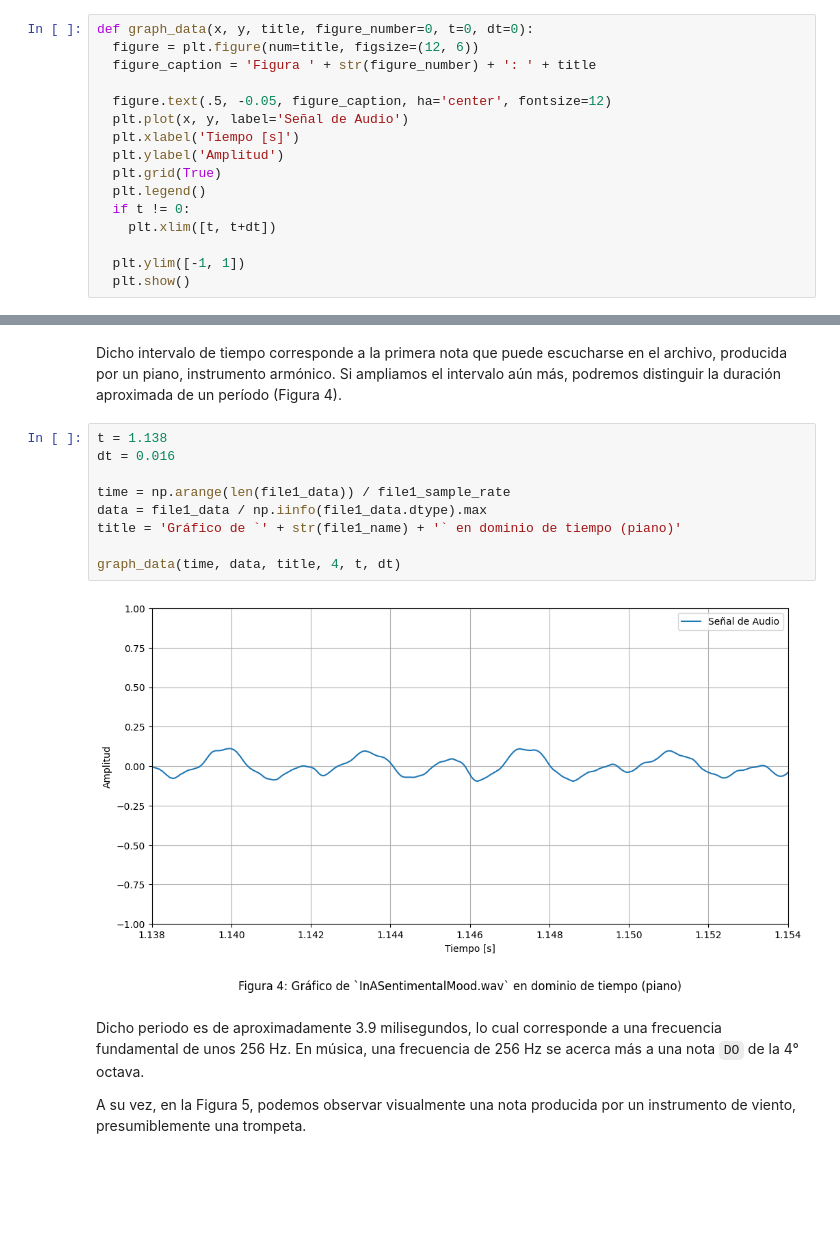
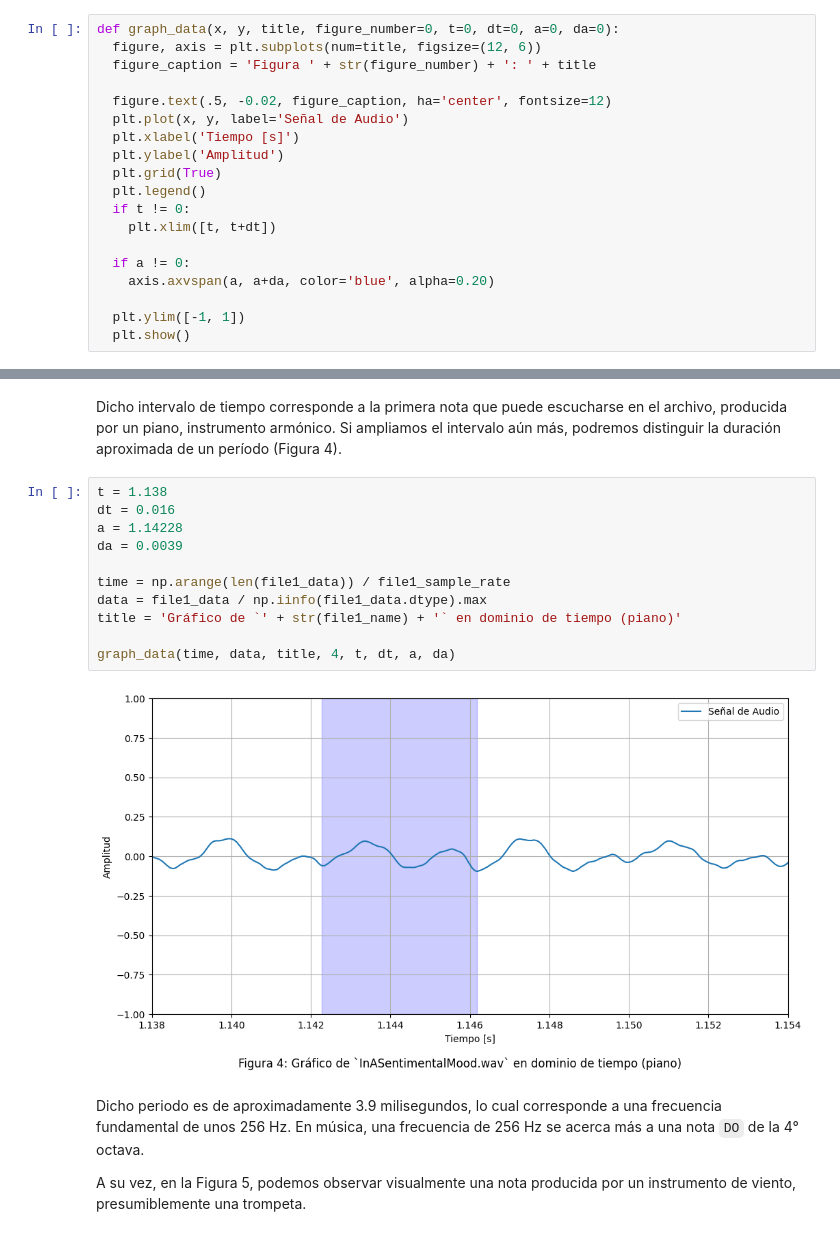
Before and after one commit to mjkloeckner/TB065, a Jupyter notebook: primera_parte/tpe_primera_parte.ipynb, the cells around one changed output, grey strips where cells are left out. Cells and saved outputs as stored; diff of their text form; blank space fills up the shorter version.

Commit message:
Add `axvspan` support to `graph_plot` function

```diff
--- a/primera_parte/tpe_primera_parte.ipynb
+++ b/primera_parte/tpe_primera_parte.ipynb
@@ -48,11 +48,11 @@ file1_sample_rate, file1_data = wavfile.read(file1_name)
 # %% [markdown]
 Para graficar los datos obtenidos resulta conveniente definir la función `graph_data`, la cual utiliza métodos de la libreria pyplot para generar los gráficos pedidos.
 # %%
-def graph_data(x, y, title, figure_number=0, t=0, dt=0):
-  figure = plt.figure(num=title, figsize=(12, 6))
+def graph_data(x, y, title, figure_number=0, t=0, dt=0, a=0, da=0):
+  figure, axis = plt.subplots(num=title, figsize=(12, 6))
   figure_caption = 'Figura ' + str(figure_number) + ': ' + title
 
-  figure.text(.5, -0.05, figure_caption, ha='center', fontsize=12)
+  figure.text(.5, -0.02, figure_caption, ha='center', fontsize=12)
   plt.plot(x, y, label='Señal de Audio')
   plt.xlabel('Tiempo [s]')
   plt.ylabel('Amplitud')
@@ -61,6 +61,9 @@ def graph_data(x, y, title, figure_number=0, t=0, dt=0):
   if t != 0:
     plt.xlim([t, t+dt])
 
+  if a != 0:
+    axis.axvspan(a, a+da, color='blue', alpha=0.20)
+
   plt.ylim([-1, 1])
   plt.show()
 # %% [markdown]
@@ -121,14 +124,16 @@ Dicho intervalo de tiempo corresponde a la primera nota que puede escucharse en
 # %%
 t = 1.138
 dt = 0.016
+a = 1.14228
+da = 0.0039
 
 time = np.arange(len(file1_data)) / file1_sample_rate
 data = file1_data / np.iinfo(file1_data.dtype).max
 title = 'Gráfico de `' + str(file1_name) + '` en dominio de tiempo (piano)'
 
-graph_data(time, data, title, 4, t, dt)
+graph_data(time, data, title, 4, t, dt, a, da)
 # %% [output]
-[figure, old version]
+[figure, new version]
 # %% [markdown]
 Dicho periodo es de aproximadamente 3.9 milisegundos, lo cual corresponde a una frecuencia fundamental de unos 256 Hz. En música, una frecuencia de 256 Hz se acerca más a una nota `DO` de la 4° octava.
 
```
Also changed, not shown: parts of 11 cells of this notebook.
